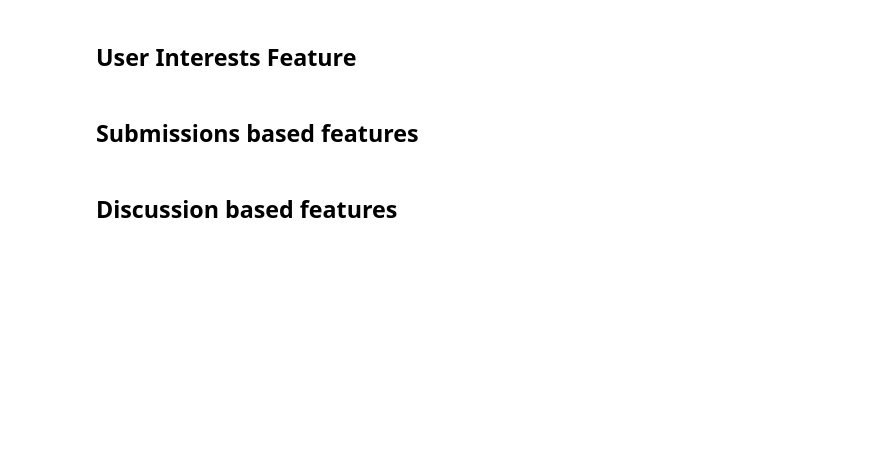
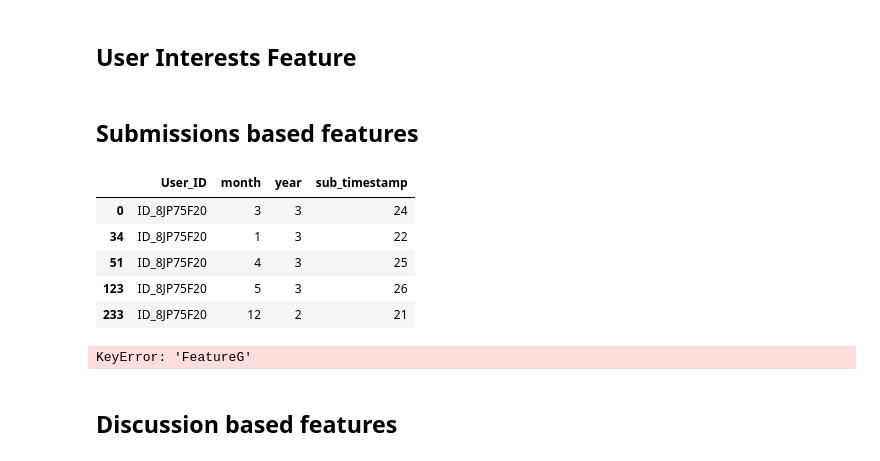
Before and after one commit to cyrusrose/dc_ptoject, a Jupyter notebook: modeling.ipynb, the cells around one changed output. Saved outputs shown, nothing was run; the diff lists cells and outputs as text; code cells hidden in the pictures; blank space fills up the shorter version.

```diff
--- a/modeling.ipynb
+++ b/modeling.ipynb
@@ -71,5 +65,5 @@ def determine_target(df):
 # %%
-train = pd.read_csv(os.path.join(Config.DATA_DIR,"Train.csv"), index_col=None)
+train = pd.read_csv("./Train.csv", index_col=None)
 print(train.shape)
-train['Target'] = determine_target(train)
-train.head()
+train['Target'] = target(train)
+train.head(5)
@@ -86,3 +70,15 @@ test.head()
+# %%
+test = pd.read_csv("./Test.csv", index_col=None)
+print(test.shape)
+test.head(5)
+# %%
+def define_timestamp(df):
+    year_month = df['year'].astype(str) + \
+        df['month'].apply(lambda x: str(x).zfill(2))
+    df['year_month'] = year_month.astype(int)
+    df = df.sort_values(by='year_month').reset_index(drop=True)
+    df['timestamp'] = np.arange(1, len(df) + 1)
+    return df
 # %% [markdown]
 ## Merging train and test data
 # %%
@@ -325,20 +323,16 @@ gc.collect()
 # %% [markdown]
 ## Submissions based features
 # %%
-usr_sub = pd.read_csv(os.path.join(Config.DATA_DIR,"Submissions.csv"), index_col=None)
-usr_sub.columns = ['User_ID', 'FeatureG', 'CompID', 'year', 'month', 'dayofweek']
+submission = pd.read_csv("./Submissions.csv", index_col=None)
+submission.columns = ['User_ID', 'FeatureG', 'CompID', 'year', 'month', 'dayofweek']
 
-if LOCAL_TEST_RUN:
-    test_index = (usr_sub['year']==3)&(usr_sub['month'].isin([10,11,12]))
-    usr_sub = usr_sub[~test_index].reset_index(drop=True)
+submission_timestamp = submission.merge(timestamp, how='left')
+submission_timestamp = submission_timestamp[['User_ID', 'month', 'year', 'timestamp']].drop_duplicates()
+submission_timestamp.columns = ['User_ID', 'month', 'year', 'sub_timestamp']
+data = data.merge(submission_timestamp, how='left')
 
-usr_sub_timestamp = usr_sub.merge(timestamp, how='left')
-usr_sub_timestamp = usr_sub_timestamp[['User_ID', 'month', 'year', 'timestamp']].drop_duplicates()
-usr_sub_timestamp.columns = ['User_ID', 'month', 'year', 'sub_timestamp']
-overall = overall.merge(usr_sub_timestamp, how='left')
-
-overall = overall.sort_values(by='timestamp').reset_index(drop=True)
-overall['sub_timestamp'] = overall.groupby('User_ID')['sub_timestamp'].apply(lambda x: x.ffill().shift())
-overall['Months_Since_Last_Sub'] = overall['timestamp'] - overall['sub_timestamp']
-overall['Months_Since_Sub_Joining_Zindi'] = overall['sub_timestamp'] - overall['Zindi_Joining_Timestamp']
+data = data.sort_values(by='timestamp').reset_index(drop=True)
+data['sub_timestamp'] = data.groupby('User_ID')['sub_timestamp'].apply(lambda x: x.ffill().shift())
+data['Months_Since_Last_Sub'] = data['timestamp'] - data['sub_timestamp']
+data['Months_Since_Sub_Joining_Zindi'] = data['sub_timestamp'] - data['Zindi_Joining_Timestamp']
 # %%
@@ -364,15 +358,27 @@ overall['Num_Sub_Prev_Month_momentum2'] = overall['Num_Sub_Prev_Month'] - overal
+# %%
+submission_timestamp.head(5)
+# %% [output]
+|  | User_ID | month | year | sub_timestamp |
+| 0 | ID_8JP75F20 | 3 | 3 | 24 |
+| 34 | ID_8JP75F20 | 1 | 3 | 22 |
+| 51 | ID_8JP75F20 | 4 | 3 | 25 |
+| 123 | ID_8JP75F20 | 5 | 3 | 26 |
+| 233 | ID_8JP75F20 | 12 | 2 | 21 |
 # %%
-tmp = usr_sub.groupby(['User_ID', 'year', 'month', 'FeatureG'])['CompID'].nunique().unstack('FeatureG')#.apply(lambda x: x/x.sum(), axis=1)
-col_names = [tmp.columns.name + "_" + str(col) for col in tmp.columns]
-tmp.columns = col_names
-tmp = tmp.fillna(0)
-tmp = tmp.reset_index()
+table = submission_timestamp.groupby(['User_ID', 'year', 'month', 'FeatureG'])['CompID'].nunique().unstack('FeatureG')#.apply(lambda x: x/x.sum(), axis=1)
+col_names = [table.columns.name + "_" + str(col) for col in table.columns]
+table.columns = col_names
+table = table.fillna(0)
+table = table.reset_index()
 
-all_timestamps = overall[['User_ID', 'timestamp', 'year', 'month']].drop_duplicates().reset_index(drop=True)
-tmp = all_timestamps.merge(tmp, how='left')
-tmp = tmp.sort_values(by='timestamp').reset_index(drop=True)
+all_timestamps = data[['User_ID', 'timestamp', 'year', 'month']].drop_duplicates().reset_index(drop=True)
+table = all_timestamps.merge(table, how='left')
+table = table.sort_values(by='timestamp').reset_index(drop=True)
 for col in col_names:
-    tmp[col] = tmp.groupby('User_ID')[col].apply(lambda x: x.ffill().shift())
+    table[col] = table.groupby('User_ID')[col].apply(lambda x: x.ffill().shift())
 
-overall = overall.merge(tmp, how='left')
+data = data.merge(table, how='left')
+''
+# %% [output]
+KeyError: 'FeatureG'
 # %%
```
Also changed, not shown: parts of 37 cells of this notebook, 1 other file.
